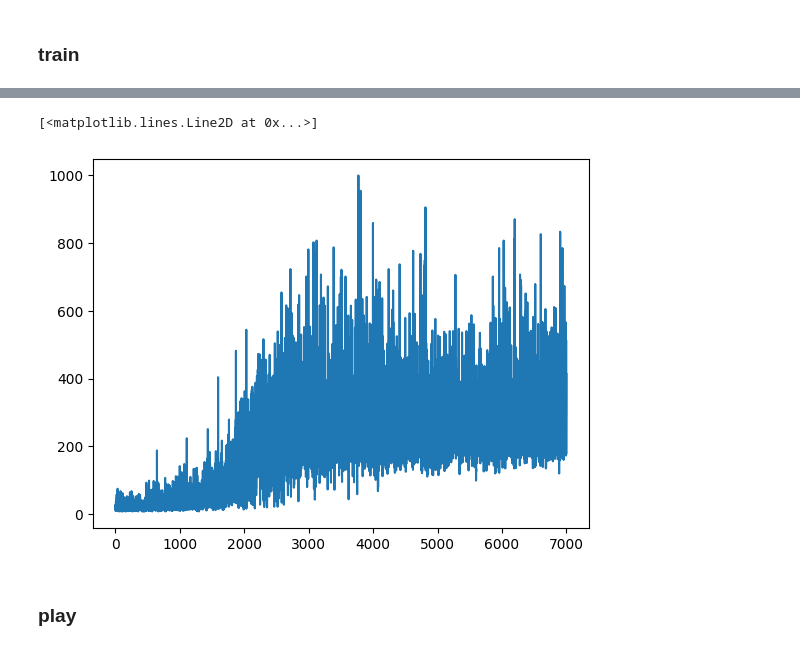
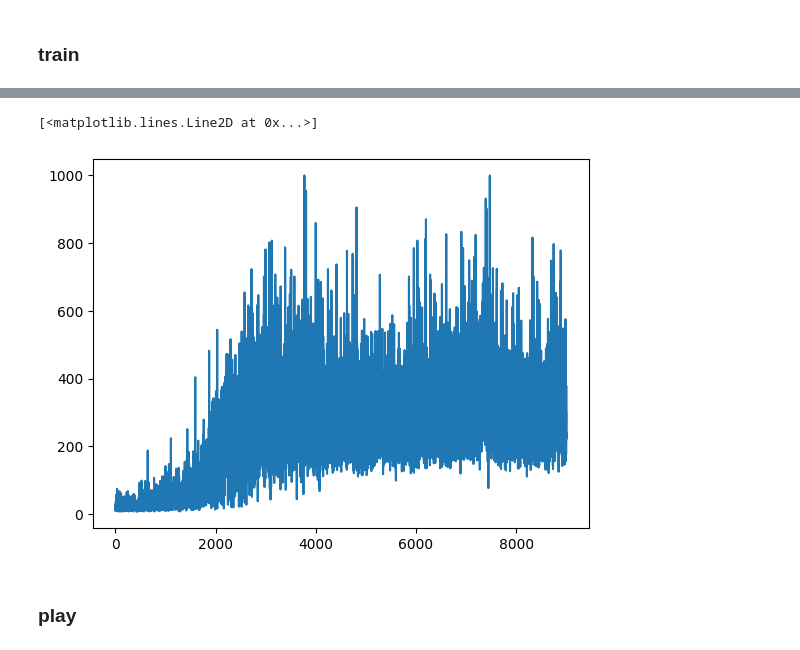
Before and after one commit to peluche/rl, a Jupyter notebook: gym.ipynb, the cells around one changed output, grey strips where cells are left out. Saved outputs shown, nothing was run; the diff lists cells and outputs as text; code cells hidden in the pictures.

```diff
--- a/gym.ipynb
+++ b/gym.ipynb
@@ -287,7 +287,7 @@ rb_scores = []
 # %% [markdown]
 ### train
 # %%
-def train(policy, value, epochs=10, lr=LR, gamma=GAMMA, max_steps=MAX_STEPS, log_every=100):#, scores=rb_scores):
+def rb_train(policy, value, epochs=10, lr=LR, gamma=GAMMA, max_steps=MAX_STEPS, log_every=100, scores=rb_scores):
     policy = policy.to(device)
     value = value.to(device)
     policy.train()
@@ -333,6 +333,6 @@ def train(policy, value, epochs=10, lr=LR, gamma=GAMMA, max_steps=MAX_STEPS, log
     policy.eval()
     value.eval()
 
-train(rb_policy, rb_value, epochs=1000)
-plt.plot(scores)
+rb_train(rb_policy, rb_value, epochs=1000)
+plt.plot(rb_scores)
 # %% [output]
@@ -349,5 +349,5 @@ plt.plot(scores)
 [<matplotlib.lines.Line2D at 0x...>]
-[figure, old version]
+[figure, new version]
 # %%
 # save
 # ----
```
Also changed, not shown: parts of 2 cells of this notebook, 2 other files.
